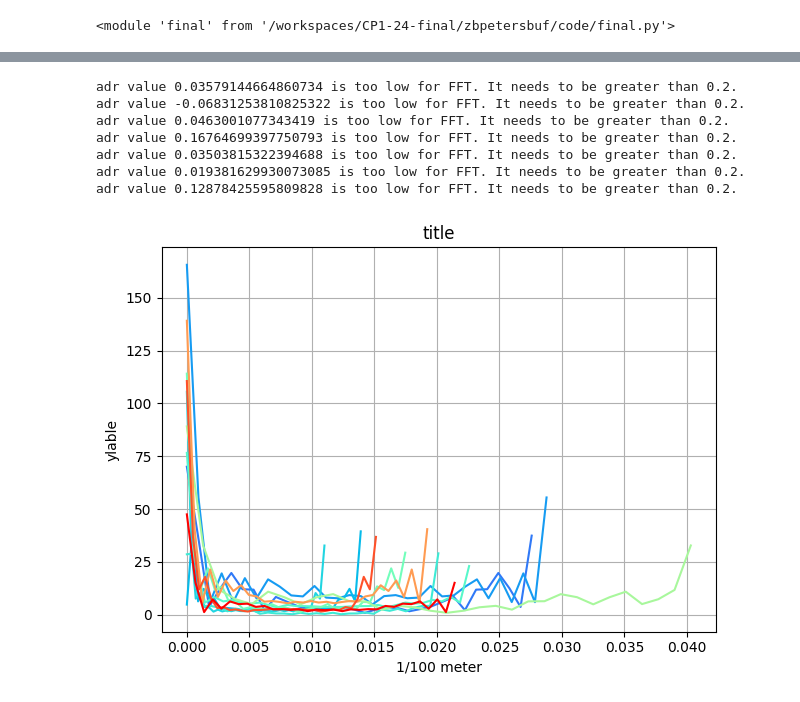
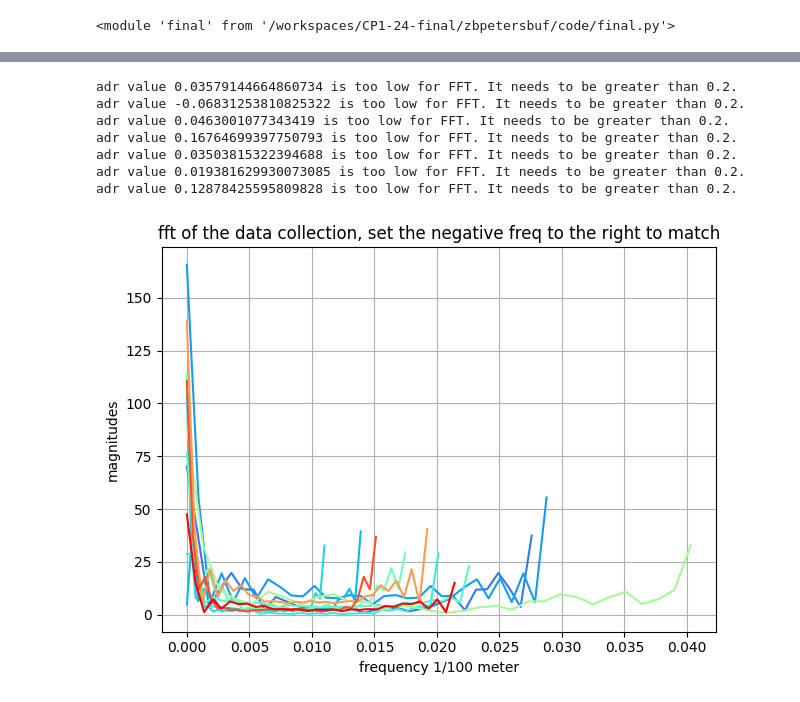
Before and after one commit to zbpetersbuf/CP1-24-final, a Jupyter notebook: zbpetersbuf/documentation/final.ipynb, the cells around one changed output, grey strips where cells are left out. Drawn from its saved outputs; the diff is of its cells as text; code cells hidden in the pictures.

```diff
--- a/zbpetersbuf/documentation/final.ipynb
+++ b/zbpetersbuf/documentation/final.ipynb
@@ -31,15 +78,13 @@ for i in range(20):
         temp = fin.fah_to_kel(fin.find_fah(fin.filenamelister(fin.findmdfromcsv(file))[0]))
         yreal, y, x, adj, _= fin.funfit(file)
         color = cmap(norm(i))
-        plt.plot(x, y, color=color, label=f'Plot {temp},')
+        plt.plot(x, y, color=color, label=f'temp recoded in Kelvin {temp} K,')
         plt.plot(x, yreal, color=color, linestyle='--')
 
+plt.legend(loc='upper left', bbox_to_anchor=(0.9, 1))
+plt.title('Walked runs')
+plt.xlabel('In meters')
+plt.ylabel('In meters')
 
-
-plt.legend(loc='upper left', bbox_to_anchor=(1, 1))
-plt.title('title')
-plt.xlabel('xlable')
-plt.ylabel('ylable')
-plt.tight_layout()
 plt.grid()
 # %% [output]
@@ -47,32 +94,31 @@ plt.grid()
 # %%
 plt.figure()
 
 for i in range(20):
     if i not in [10, 16]:
 
         file = files[i]
         _, ynew, x, adj, tim = fin.funfit(file)
         fft = fin.fftfinding(ynew, adj, tim, 0.2)
         xax = fin.freqfinder(x)
         if fft is not None:
             color = cmap(norm(i))
-
             plt.plot(xax, np.abs(fft), color=color)
 
-plt.title('title')
-plt.xlabel('1/100 meter')
-plt.ylabel('ylable')
+plt.title('fft of the data collection, set the negative freq to the right to match')
+plt.xlabel('frequency 1/100 meter')
+plt.ylabel('magnitudes')
 plt.tight_layout()
 plt.grid()
 # %% [output]
 adr value 0.03579144664860734 is too low for FFT. It needs to be greater than 0.2.
 adr value -0.06831253810825322 is too low for FFT. It needs to be greater than 0.2.
 adr value 0.0463001077343419 is too low for FFT. It needs to be greater than 0.2.
 adr value 0.16764699397750793 is too low for FFT. It needs to be greater than 0.2.
 adr value 0.03503815322394688 is too low for FFT. It needs to be greater than 0.2.
 adr value 0.019381629930073085 is too low for FFT. It needs to be greater than 0.2.
 adr value 0.12878425595809828 is too low for FFT. It needs to be greater than 0.2.
-[figure, old version]
+[figure, new version]
 # %%
 plt.figure()
 
```
Also changed, not shown: parts of 8 cells of this notebook, 3 other files.
